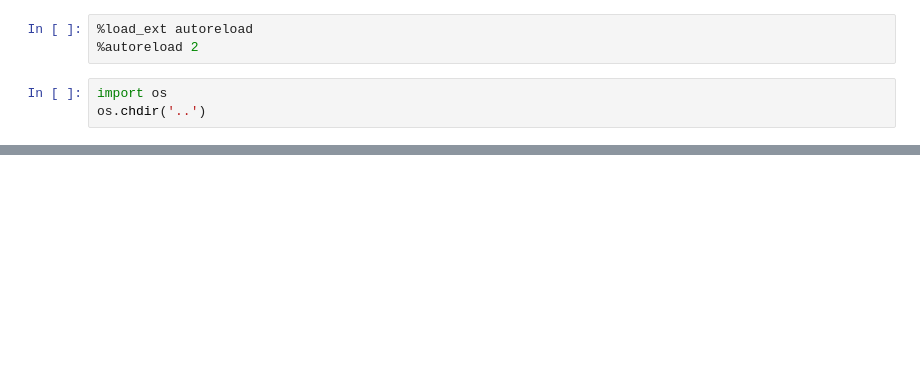
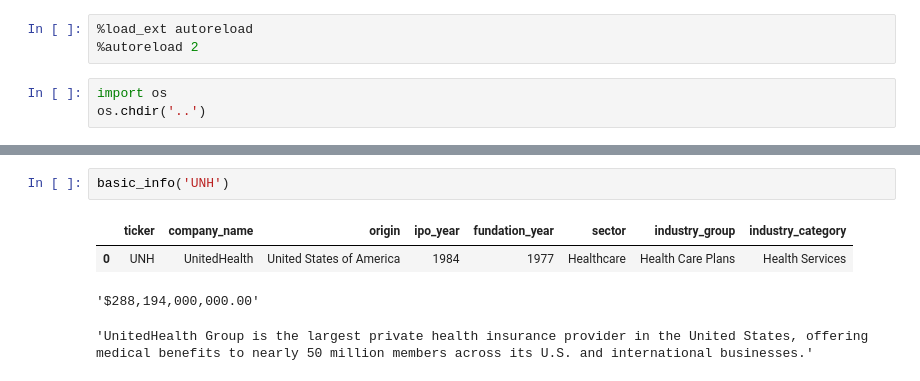
Before and after one commit to bresends/stock_analisys, a Jupyter notebook: notebooks/plots.ipynb, the cells around one changed output, grey strips where cells are left out. Saved outputs shown, nothing was run; the diff lists cells and outputs as text; blank space fills up the shorter version.

```diff
--- a/notebooks/plots.ipynb
+++ b/notebooks/plots.ipynb
@@ -26 +47,8 @@ def print_all_plots(ticker):
+# %%
+basic_info('UNH')
+# %% [output]
+|  | ticker | company_name | origin | ipo_year | fundation_year | sector | industry_group | industry_category |
+| 0 | UNH | UnitedHealth | United States of America | 1984 | 1977 | Healthcare | Health Care Plans | Health Services |
+'$288,194,000,000.00'
+'UnitedHealth Group is the largest private health insurance provider in the United States, offering medical benefits to nearly 50 million members across its U.S. and international businesses.'
 # %%
```
Also changed, not shown: parts of 3 cells of this notebook, 11 other files.
